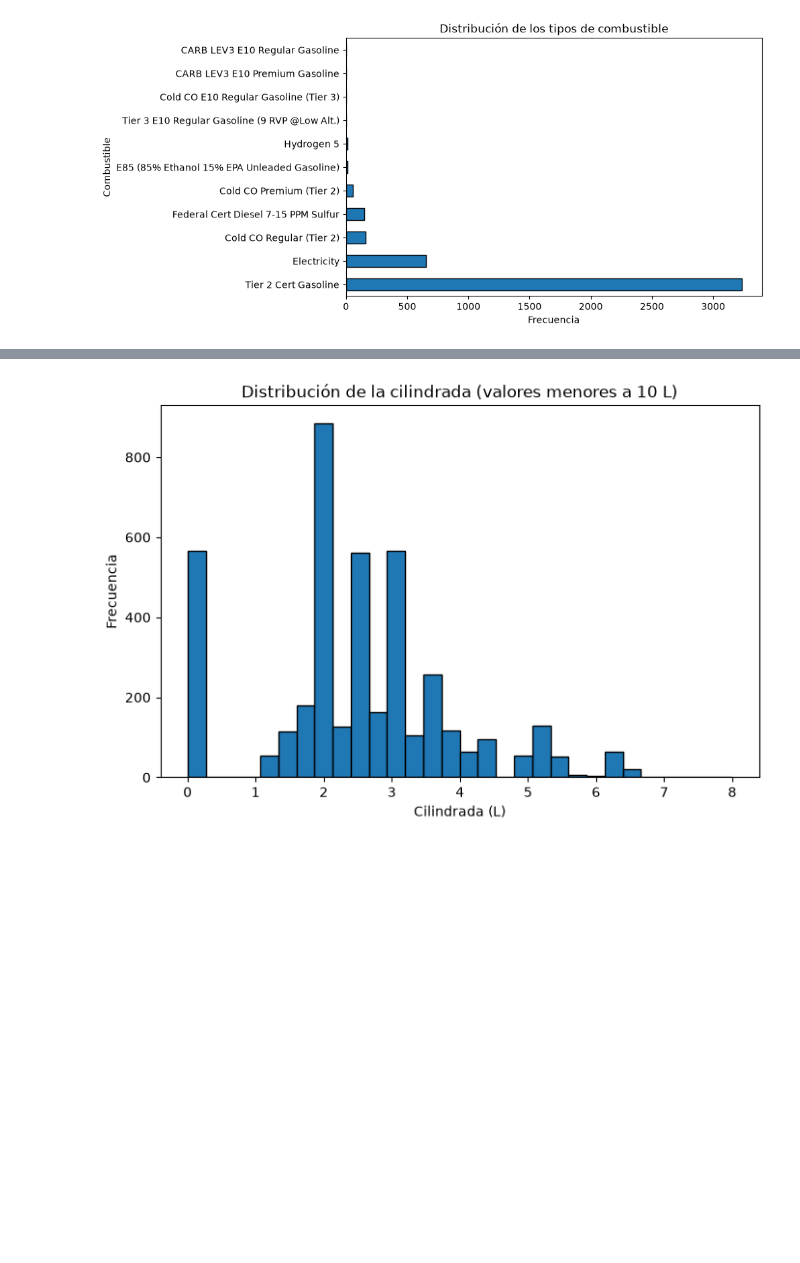
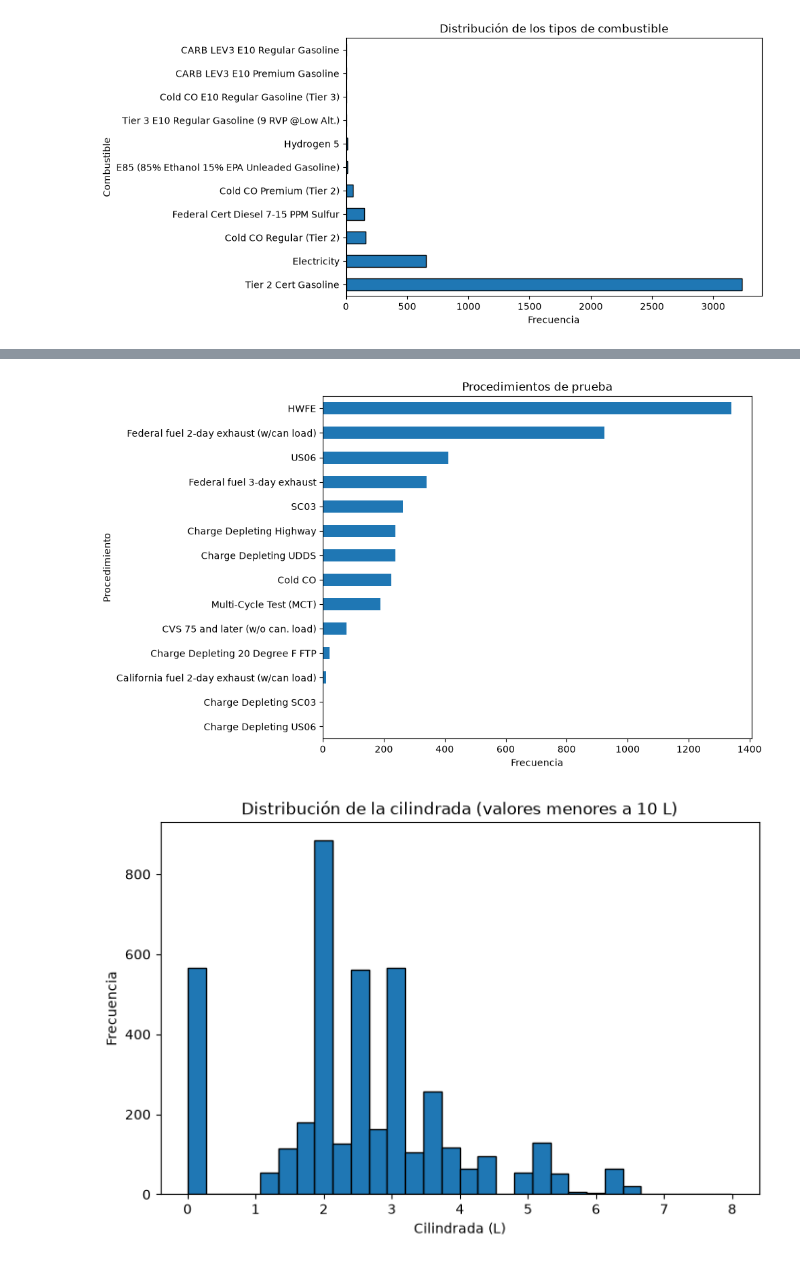
Before and after one commit to abiordorica13/TPEFUNDAMENTOS, a Jupyter notebook: Untitled-1.ipynb, the cells around one changed output, grey strips where cells are left out. Saved outputs shown, nothing was run; the diff lists cells and outputs as text; code cells hidden in the pictures; blank space fills up the shorter version.

```diff
--- a/Untitled-1.ipynb
+++ b/Untitled-1.ipynb
@@ -225,3 +254,17 @@ plt.show()
+# %%
+#Distribucion de los Procedimientos de prueba
+
+col_testProced = "Test Procedure Description"
+
+df[col_testProced].value_counts().sort_values().plot(kind="barh",figsize=(10, 6))
+
+plt.title("Procedimientos de prueba")
+plt.xlabel("Frecuencia")
+plt.ylabel("Procedimiento")
+plt.tight_layout()
+plt.show()
+# %% [output]
+[figure, added]
 # %%
 # Distribución de la cilindrada mejor visualizada
 
```
Also changed, not shown: parts of 6 cells of this notebook.
